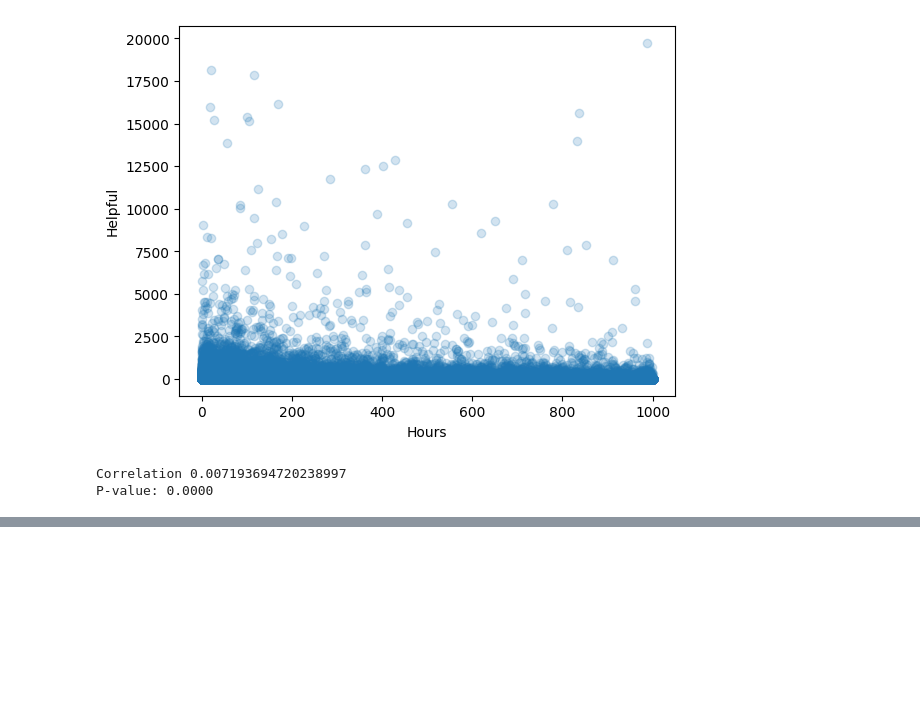
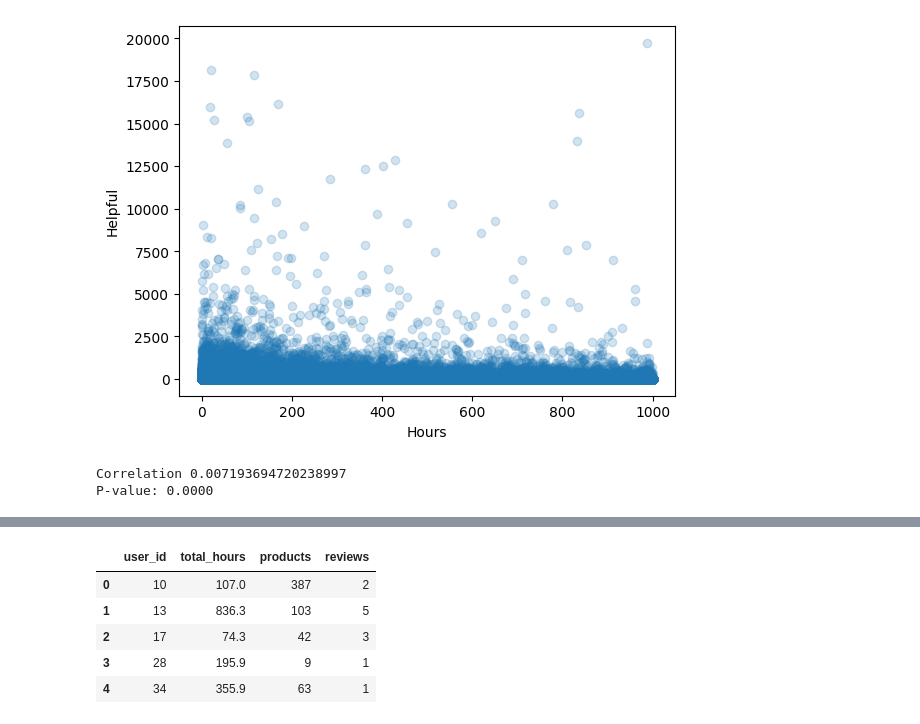
Before and after one commit to NeneWang/recommendation-systems-exploration, a Jupyter notebook: final_project_exploration/high_level_analysis.ipynb, the cells around one changed output, grey strips where cells are left out. Drawn from its saved outputs; the diff is of its cells as text; code cells hidden in the pictures; blank space fills up the shorter version.

```diff
--- a/final_project_exploration/high_level_analysis.ipynb
+++ b/final_project_exploration/high_level_analysis.ipynb
@@ -66,0 +84,11 @@ P-value: 0.0000
+# %%
+# merge user_total_hours with user df.
+users_total_hours_enriched = pd.merge(users_total_hours, users_df, on='user_id')
+users_total_hours_enriched.head()
+# %% [output]
+|  | user_id | total_hours | products | reviews |
+| 0 | 10 | 107.0 | 387 | 2 |
+| 1 | 13 | 836.3 | 103 | 5 |
+| 2 | 17 | 74.3 | 42 | 3 |
+| 3 | 28 | 195.9 | 9 | 1 |
+| 4 | 34 | 355.9 | 63 | 1 |
```
Also changed, not shown: parts of 2 cells of this notebook, 2 other files.
